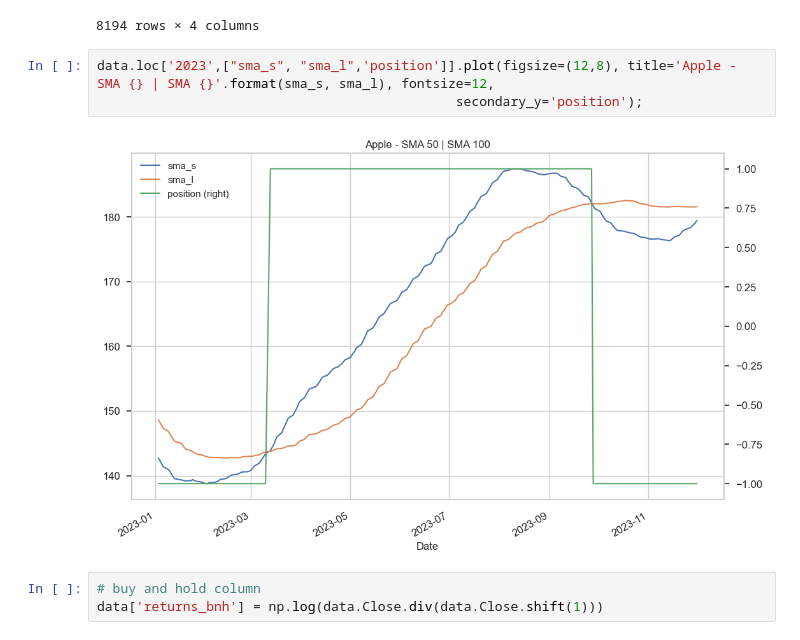
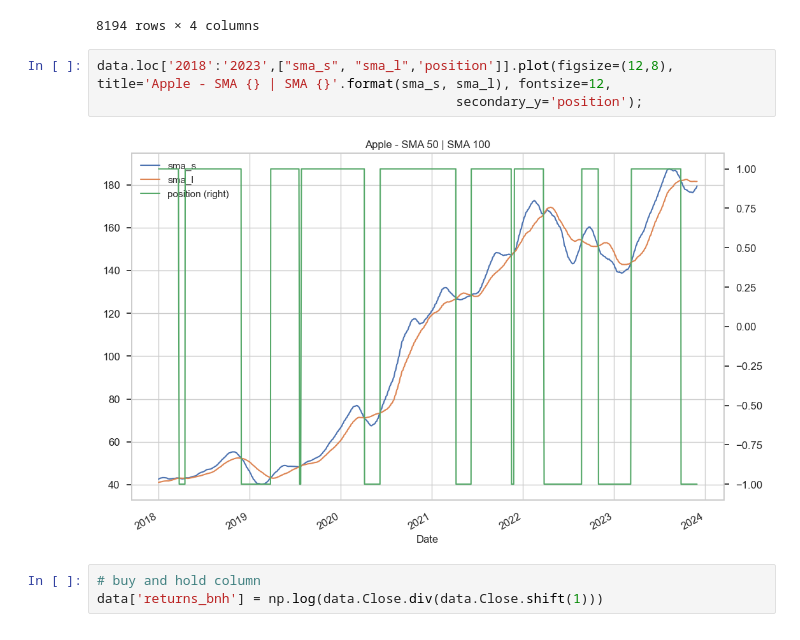
Before and after one commit to chrishunt11/Algorithmic_Trading_Python, a Jupyter notebook: Algorithmic Trading.ipynb, the cells around one changed output. Drawn from its saved outputs; the diff is of its cells as text.

```diff
--- a/Algorithmic Trading.ipynb
+++ b/Algorithmic Trading.ipynb
@@ -1661,10 +1661,10 @@ data
 | 2023-12-01 | 191.240005 | 179.451601 | 181.578901 | -1 |
 8194 rows × 4 columns
 # %%
-data.loc['2023',["sma_s", "sma_l",'position']].plot(figsize=(12,8), title='Apple - SMA {} | SMA {}'.format(sma_s, sma_l), fontsize=12,
+data.loc['2018':'2023',["sma_s", "sma_l",'position']].plot(figsize=(12,8), title='Apple - SMA {} | SMA {}'.format(sma_s, sma_l), fontsize=12,
                                               secondary_y='position');
 # %% [output]
-[figure, old version]
+[figure, new version]
 # %%
 # buy and hold column
 data['returns_bnh'] = np.log(data.Close.div(data.Close.shift(1)))
```
Also changed, not shown: parts of 13 cells of this notebook, 1 other file.
